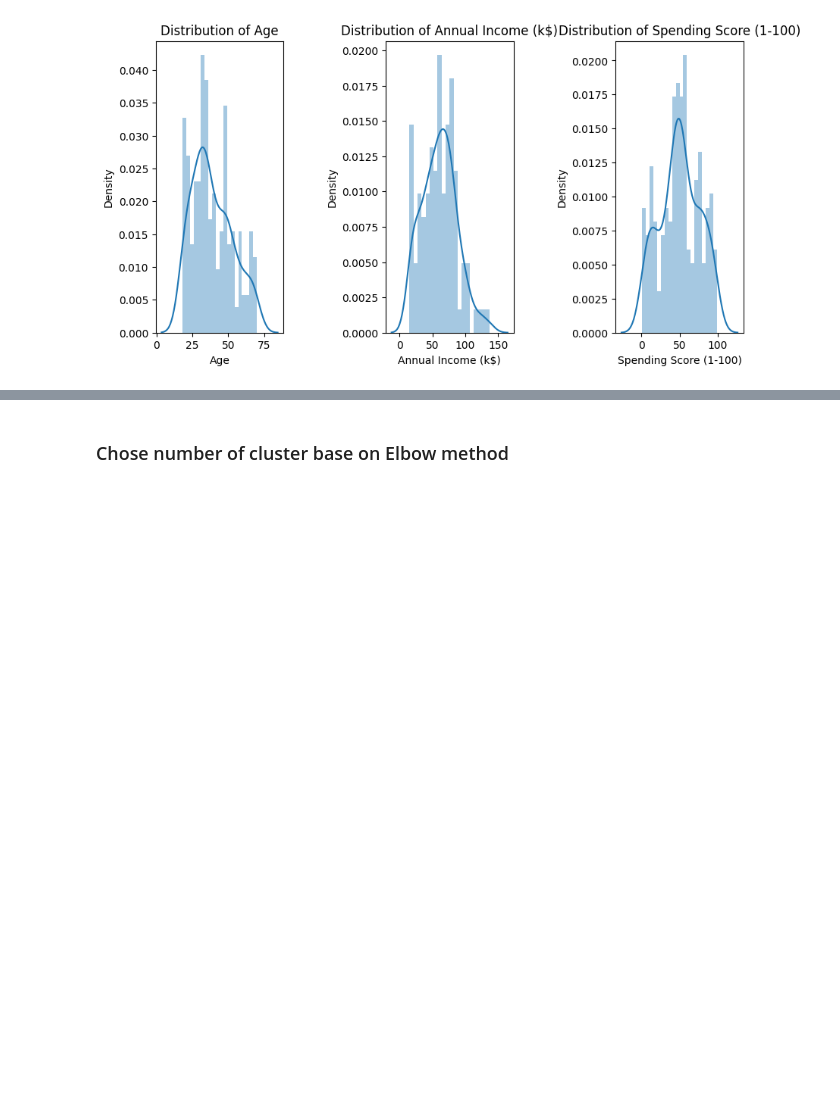
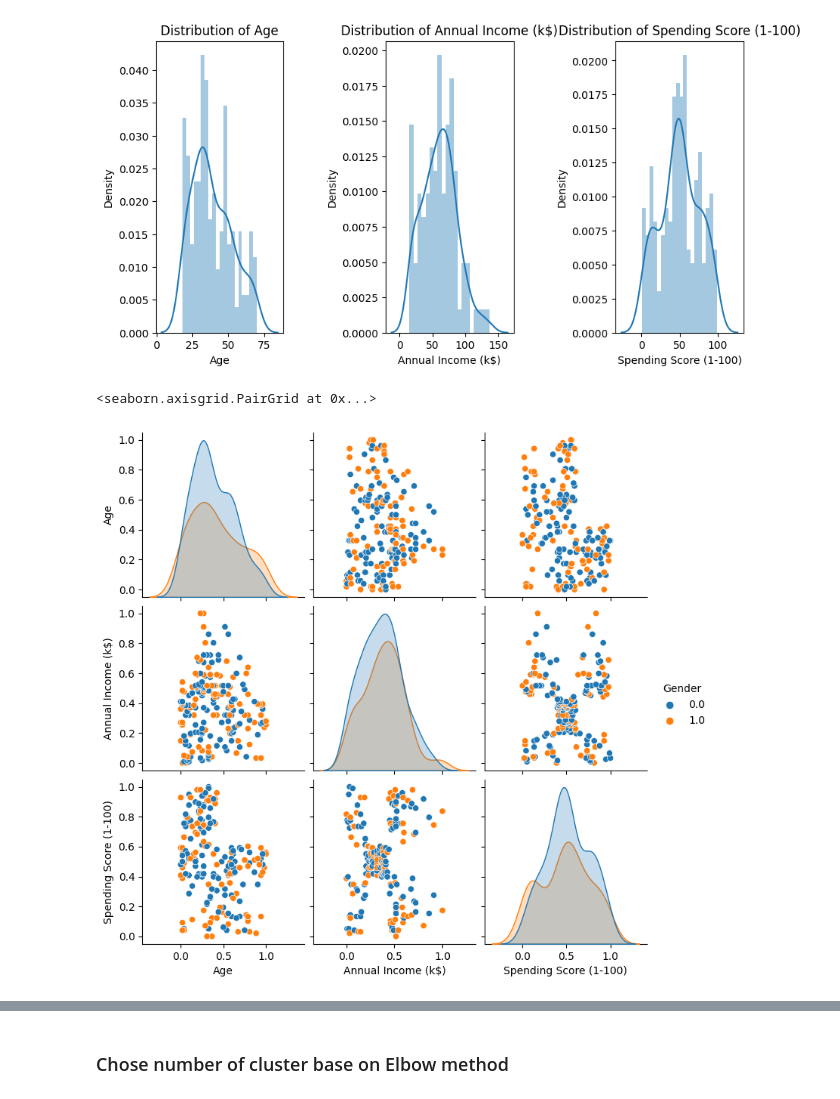
Before and after one commit to Nguyenlt1911/Customer-Segmentation-using-KMeanClustering, a Jupyter notebook: Customer Segmentation.ipynb, the cells around one changed output, grey strips where cells are left out. Cells and saved outputs as stored; diff of their text form; code cells hidden in the pictures; blank space fills up the shorter version.

```diff
--- a/Customer Segmentation.ipynb
+++ b/Customer Segmentation.ipynb
@@ -262,0 +215,5 @@ https://gist.github.com/mwaskom/de44147ed2974457ad6372750bbe5751
+# %%
+sns.pairplot(df, hue= 'Gender')
+# %% [output]
+<seaborn.axisgrid.PairGrid at 0x...>
+[figure, added]
```
Also changed, not shown: parts of 42 cells of this notebook.
